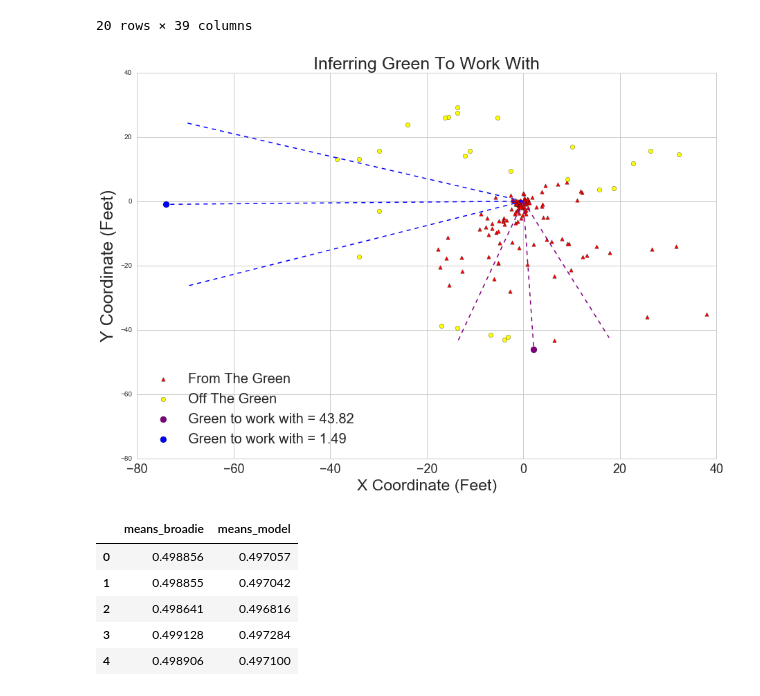
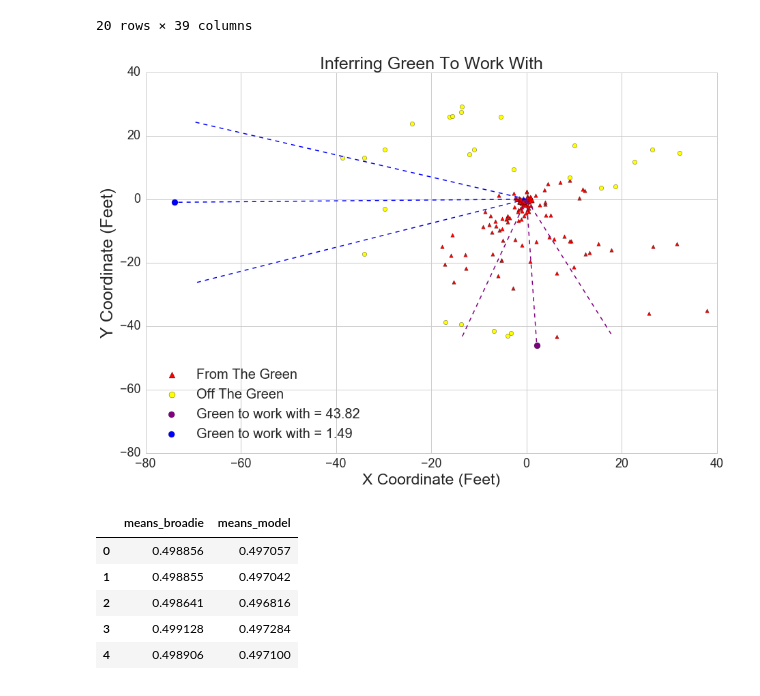
Before and after one commit to adamwlev/StrokesGained2, a Jupyter notebook: PaperStuff/Visualization.ipynb, the cells around one changed output. Drawn from its saved outputs; the diff is of its cells as text; code cells hidden in the pictures.

```diff
--- a/PaperStuff/Visualization.ipynb
+++ b/PaperStuff/Visualization.ipynb
@@ -279,7 +279,7 @@ plt.plot(np.sort(subset[:,8]),just_dist_model.predict(np.sort(subset[:,8])[:,Non
 [figure]
 # %%
 import pandas as pd
-data = pd.read_csv('data/2006.csv')
+data = pd.read_csv('./../data/2006.csv')
 # %%
 subset = data[(data['Course_Name']=='Pebble Beach GL') &
               (data['Round']==4) & (data['Hole']==1)]
@@ -296,7 +296,7 @@ def convert_cats(cat,dist):
     else:
         return cat
 # %%
-subset.insert(len(subset.columns),'Cat',[convert_cats(cat,dist) for cat,dist in zip(subset['From_Location(Scorer)'],subset['Distance_from_hole'])])
+#subset.insert(len(subset.columns),'Cat',[convert_cats(cat,dist) for cat,dist in zip(subset['From_Location(Scorer)'],subset['Distance_from_hole'])])
 # %%
 from math import atan2,radians,cos,sin
 import numpy as np
@@ -376,32 +372,35 @@ def rotate_p_degrees(x,y,p):
 # %%
 fig, ax = plt.subplots(1,1, figsize=(15,10))
 plt.scatter(sub[(sub.Cat=='Green')].Started_at_X,sub[(sub.Cat=='Green')].Started_at_Y,c='red',label='From The Green',s=30,marker='^')
 plt.scatter(sub[(sub.Cat!='Green')&(sub.Distance_from_hole<=50)].Started_at_X,sub[(sub.Cat!='Green')&(sub.Distance_from_hole<=50)].Started_at_Y,c='yellow',label='Off The Green',s=40,marker='o');
 plt.scatter(sub[sub.Green_to_work_with==sub.Green_to_work_with.max()].iloc[0].Started_at_X,sub[sub.Green_to_work_with==sub.Green_to_work_with.max()].iloc[0].Started_at_Y,c='purple',label='Green to work with = %.2f' % (sub[sub.Green_to_work_with==sub.Green_to_work_with.max()].iloc[0].Green_to_work_with,),s=80,marker='o')
 plt.scatter(sub[(sub.Green_to_work_with==sub[sub.Green_to_work_with!=0].Green_to_work_with.min())].Started_at_X,sub[sub.Green_to_work_with==sub[sub.Green_to_work_with!=0].Green_to_work_with.min()].Started_at_Y,c='blue',label = 'Green to work with = %.2f' % (sub[sub.Green_to_work_with==sub[sub.Green_to_work_with!=0].Green_to_work_with.min()].Green_to_work_with,),s=80,marker='o')
 x1,y1 = sub[(sub.Green_to_work_with==sub[sub.Green_to_work_with!=0].Green_to_work_with.min())].Started_at_X.values[0],sub[(sub.Green_to_work_with==sub[sub.Green_to_work_with!=0].Green_to_work_with.min())].Started_at_Y.values[0]
 plt.plot([0,x1], [0,y1], color='blue', linestyle='--', linewidth=1.5)
 x1_p1,y1_p1 = rotate_p_degrees(x1,y1,20)
 x1_p2,y1_p2 = rotate_p_degrees(x1,y1,-20)
 plt.plot([0,x1_p1], [0,y1_p1], color='blue', linestyle='--', linewidth=1.5)
 plt.plot([0,x1_p2], [0,y1_p2], color='blue', linestyle='--', linewidth=1.5)
 x2,y2 = sub[sub.Green_to_work_with==sub.Green_to_work_with.max()].iloc[0].Started_at_X,sub[sub.Green_to_work_with==sub.Green_to_work_with.max()].iloc[0].Started_at_Y
 plt.plot([0,x2], [0,y2], color='purple', linestyle='--', linewidth=1.5)
 x2_p1,y2_p1 = rotate_p_degrees(x2,y2,20)
 x2_p2,y2_p2 = rotate_p_degrees(x2,y2,-20)
 plt.plot([0,x2_p1], [0,y2_p1], color='purple', linestyle='--', linewidth=1.5)
 plt.plot([0,x2_p2], [0,y2_p2], color='purple', linestyle='--', linewidth=1.5)
-plt.legend(loc=3,prop={'size':20})
+lgnd = plt.legend(loc=3,prop={'size':20})
 plt.xlim(-80,40)
 plt.ylim(-80,40)
 plt.title('Inferring Green To Work With',size=25)
 plt.xlabel('X Coordinate (Feet)',size=23)
 plt.ylabel('Y Coordinate (Feet)',size=25)
-for tick in ax.xaxis.get_major_ticks():
-    tick.label.set_fontsize(18)
+for xtick,ytick in zip(ax.xaxis.get_major_ticks(),ax.yaxis.get_major_ticks()):
+    xtick.label.set_fontsize(18)
+    ytick.label.set_fontsize(18)
+lgnd.legendHandles[0]._sizes = [80]
+lgnd.legendHandles[1]._sizes = [80]
 plt.savefig('Green_to_work_with.png',bbox_inches='tight',dpi=100)
 # %% [output]
-[figure, old version]
+[figure, new version]
 # %%
 data = pd.read_csv('outMeans.csv')
 # %%
```
Also changed, not shown: parts of 1 cell of this notebook, 5 other files.
